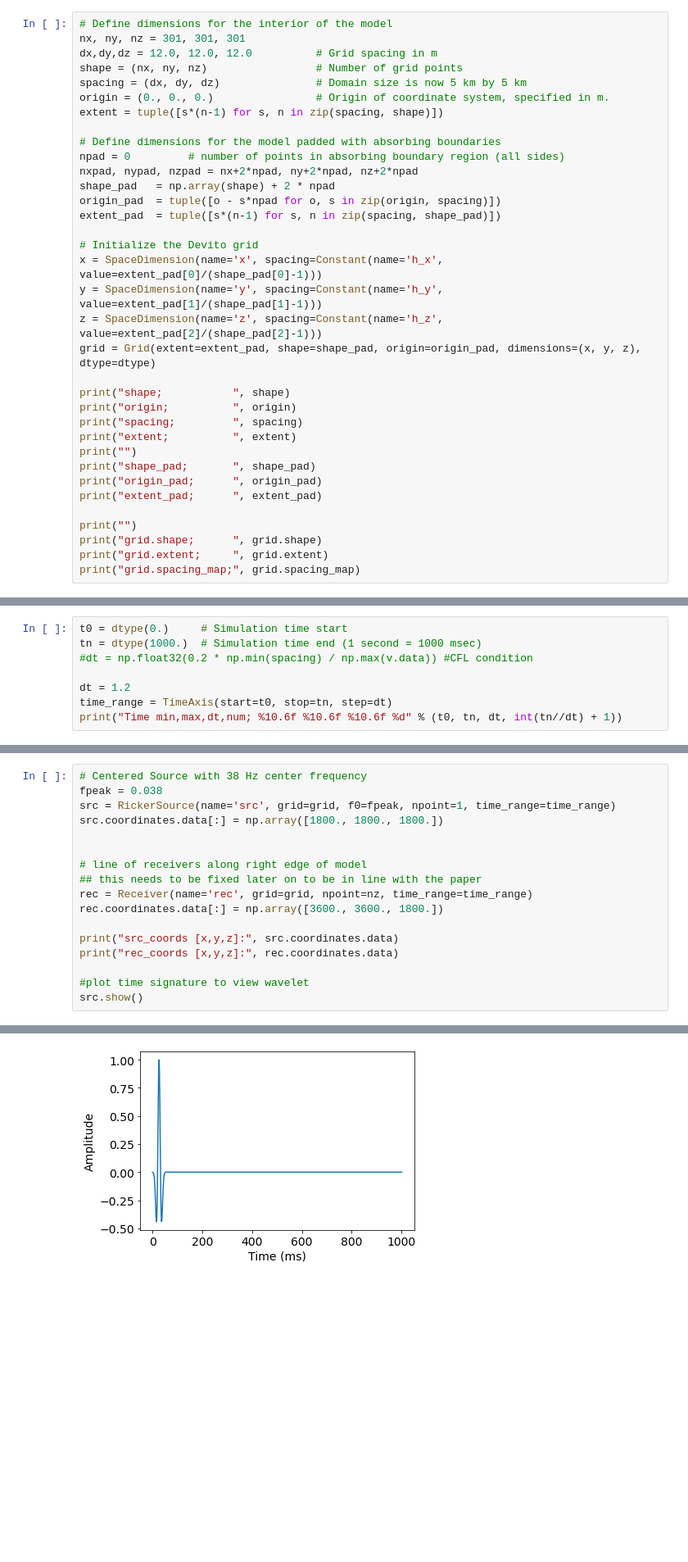
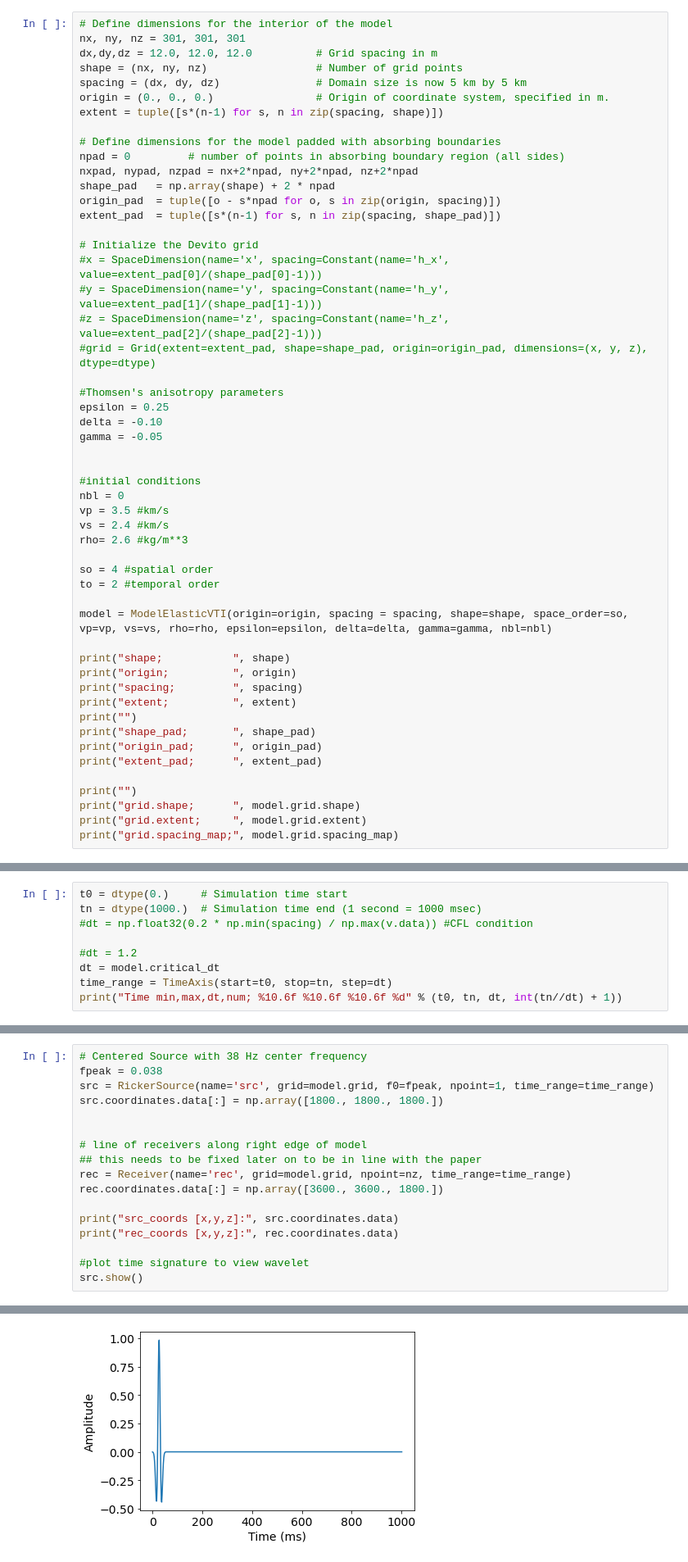
Before and after one commit to ckhimji/devito, a Jupyter notebook: examples/seismic/tutorials/12_elastic-vti.ipynb, the cells around one changed output, grey strips where cells are left out. Shown: that part at 82% size. Drawn from its saved outputs; the diff is of its cells as text; blank space fills up the shorter version.

Commit message:
model class updated to include ModelElasticVTI

```diff
--- a/examples/seismic/tutorials/12_elastic-vti.ipynb
+++ b/examples/seismic/tutorials/12_elastic-vti.ipynb
@@ -116,10 +142,28 @@ origin_pad  = tuple([o - s*npad for o, s in zip(origin, spacing)])
 extent_pad  = tuple([s*(n-1) for s, n in zip(spacing, shape_pad)])
 
 # Initialize the Devito grid
-x = SpaceDimension(name='x', spacing=Constant(name='h_x', value=extent_pad[0]/(shape_pad[0]-1)))
-y = SpaceDimension(name='y', spacing=Constant(name='h_y', value=extent_pad[1]/(shape_pad[1]-1)))
-z = SpaceDimension(name='z', spacing=Constant(name='h_z', value=extent_pad[2]/(shape_pad[2]-1)))
-grid = Grid(extent=extent_pad, shape=shape_pad, origin=origin_pad, dimensions=(x, y, z), dtype=dtype)
+#x = SpaceDimension(name='x', spacing=Constant(name='h_x', value=extent_pad[0]/(shape_pad[0]-1)))
+#y = SpaceDimension(name='y', spacing=Constant(name='h_y', value=extent_pad[1]/(shape_pad[1]-1)))
+#z = SpaceDimension(name='z', spacing=Constant(name='h_z', value=extent_pad[2]/(shape_pad[2]-1)))
+#grid = Grid(extent=extent_pad, shape=shape_pad, origin=origin_pad, dimensions=(x, y, z), dtype=dtype)
+
+#Thomsen's anisotropy parameters
+epsilon = 0.25
+delta = -0.10
+gamma = -0.05
+
+
+#initial conditions
+nbl = 0
+vp = 3.5 #km/s
+vs = 2.4 #km/s
+rho= 2.6 #kg/m**3
+
+so = 4 #spatial order
+to = 2 #temporal order
+
+model = ModelElasticVTI(origin=origin, spacing = spacing, shape=shape, space_order=so,
+vp=vp, vs=vs, rho=rho, epsilon=epsilon, delta=delta, gamma=gamma, nbl=nbl)
 
 print("shape;           ", shape)
 print("origin;          ", origin)
@@ -131,9 +175,9 @@ print("origin_pad;      ", origin_pad)
 print("extent_pad;      ", extent_pad)
 
 print("")
-print("grid.shape;      ", grid.shape)
-print("grid.extent;     ", grid.extent)
-print("grid.spacing_map;", grid.spacing_map)
+print("grid.shape;      ", model.grid.shape)
+print("grid.extent;     ", model.grid.extent)
+print("grid.spacing_map;", model.grid.spacing_map)
 # %% [output]
 shape;            (301, 301, 301)
 origin;           (0.0, 0.0, 0.0)
@@ -162,7 +210,8 @@ t0 = dtype(0.)     # Simulation time start
 tn = dtype(1000.)  # Simulation time end (1 second = 1000 msec)
 #dt = np.float32(0.2 * np.min(spacing) / np.max(v.data)) #CFL condition
 
-dt = 1.2
+#dt = 1.2
+dt = model.critical_dt
 time_range = TimeAxis(start=t0, stop=tn, step=dt)
 print("Time min,max,dt,num; %10.6f %10.6f %10.6f %d" % (t0, tn, dt, int(tn//dt) + 1))
 # %% [output]
@@ -179,13 +228,13 @@ $$g(t) = -2 \alpha(t - t_0)e^{-\alpha(t-t_0)^2}$$
 # %%
 # Centered Source with 38 Hz center frequency
 fpeak = 0.038
-src = RickerSource(name='src', grid=grid, f0=fpeak, npoint=1, time_range=time_range)
+src = RickerSource(name='src', grid=model.grid, f0=fpeak, npoint=1, time_range=time_range)
 src.coordinates.data[:] = np.array([1800., 1800., 1800.])
 
 
 # line of receivers along right edge of model
 ## this needs to be fixed later on to be in line with the paper
-rec = Receiver(name='rec', grid=grid, npoint=nz, time_range=time_range)
+rec = Receiver(name='rec', grid=model.grid, npoint=nz, time_range=time_range)
 rec.coordinates.data[:] = np.array([3600., 3600., 1800.])
 
 print("src_coords [x,y,z]:", src.coordinates.data)
@@ -198,19 +247,19 @@ Allocating memory for src(835, 1)
 Allocating memory for src_coords(1, 3)
 Allocating memory for rec_coords(301, 3)
 src_coords [x,y,z]: [[1800. 1800. 1800.]]
 rec_coords [x,y,z]: [[3600. 3600. 1800.]
  [3600. 3600. 1800.]
  [3600. 3600. 1800.]
  [3600. 3600. 1800.]
  [3600. 3600. 1800.]
  [3600. 3600. 1800.]
  [3600. 3600. 1800.]
  [3600. 3600. 1800.]
 ... (289 lines left out)
  [3600. 3600. 1800.]
  [3600. 3600. 1800.]
  [3600. 3600. 1800.]
  [3600. 3600. 1800.]]
-[figure, old version]
+[figure, new version]
 # %%
 #Create the staggered grid updates
```
Also changed, not shown: parts of 12 cells of this notebook, 1 other file.
